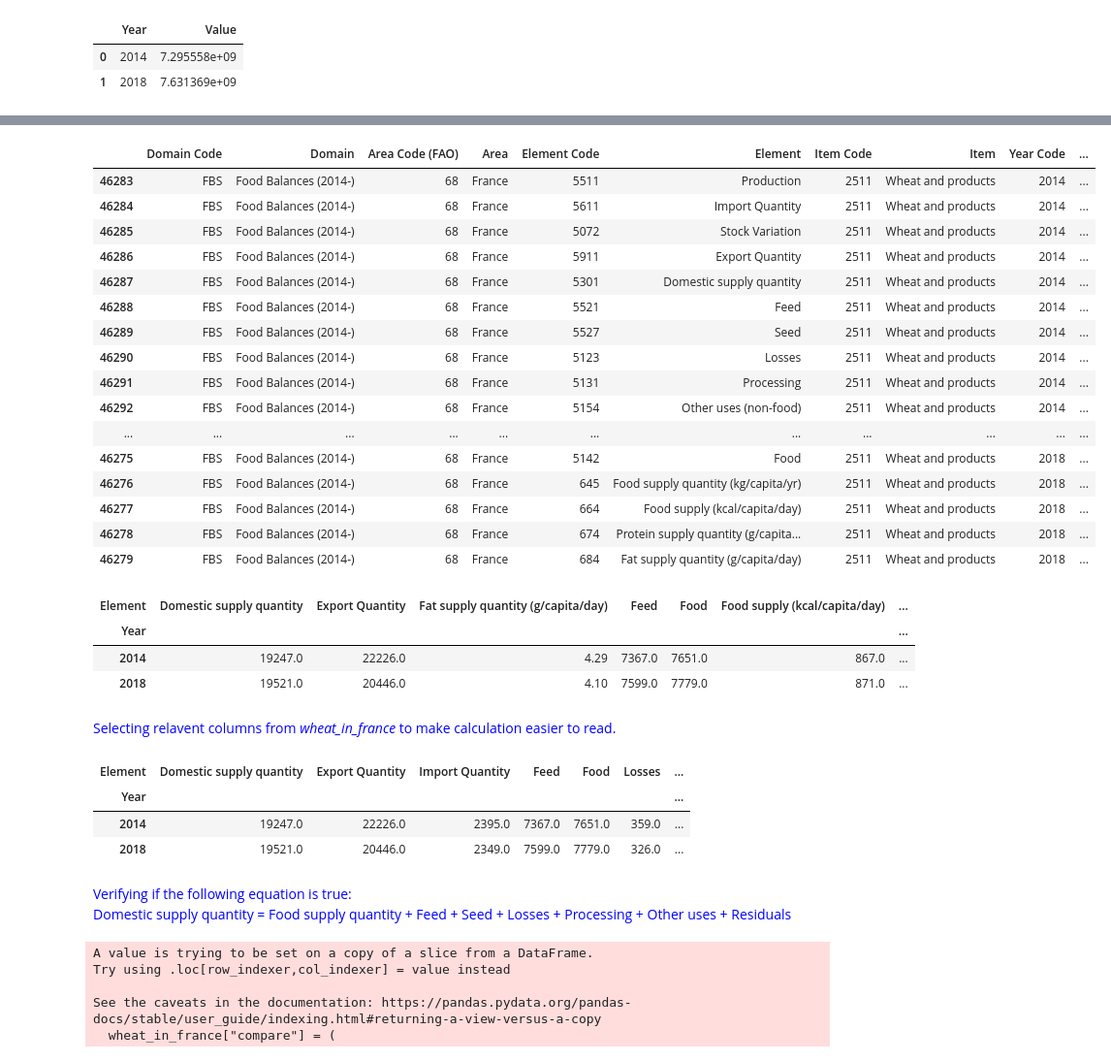
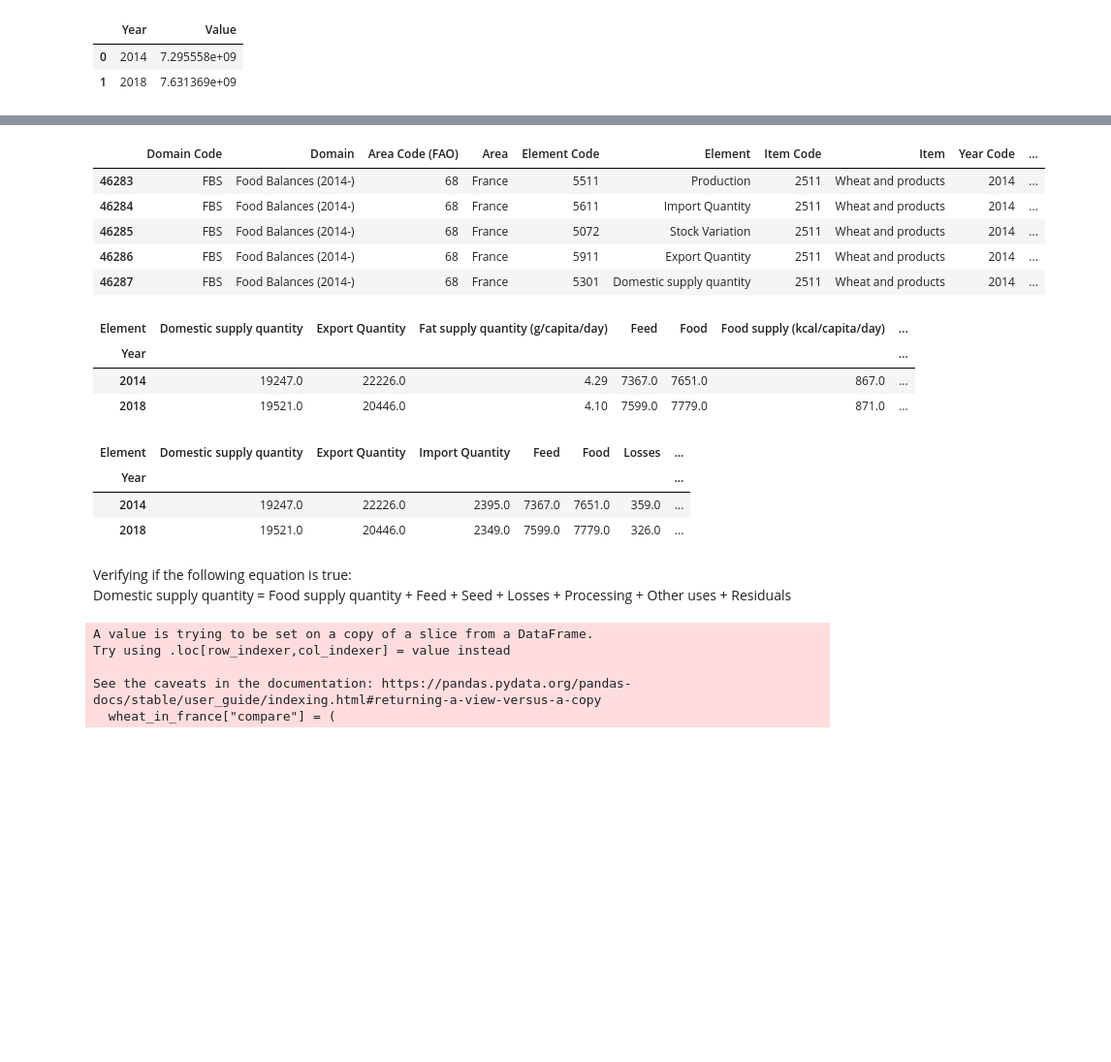
Before and after one commit to jzpatrao/food_export_analysis_clustering_fao_data, a Jupyter notebook: global_nutrition_analysis_with_fao_data.ipynb, the cells around one changed output, grey strips where cells are left out. Shown at 97% size. Cells and saved outputs as stored; diff of their text form; code cells hidden in the pictures; blank space fills up the shorter version.

```diff
--- a/global_nutrition_analysis_with_fao_data.ipynb
+++ b/global_nutrition_analysis_with_fao_data.ipynb
@@ -207,24 +194,13 @@ veg.head()
 # %%
 wheat_in_france = veg[(veg["Item Code"] == 2511) & (veg["Area"] == "France")]
-wheat_in_france
+wheat_in_france.head()
 # %% [output]
 |  | Domain Code | Domain | Area Code (FAO) | Area | Element Code | Element | Item Code | Item | Year Code | ... |
 | 46283 | FBS | Food Balances (2014-) | 68 | France | 5511 | Production | 2511 | Wheat and products | 2014 | ... |
 | 46284 | FBS | Food Balances (2014-) | 68 | France | 5611 | Import Quantity | 2511 | Wheat and products | 2014 | ... |
 | 46285 | FBS | Food Balances (2014-) | 68 | France | 5072 | Stock Variation | 2511 | Wheat and products | 2014 | ... |
 | 46286 | FBS | Food Balances (2014-) | 68 | France | 5911 | Export Quantity | 2511 | Wheat and products | 2014 | ... |
 | 46287 | FBS | Food Balances (2014-) | 68 | France | 5301 | Domestic supply quantity | 2511 | Wheat and products | 2014 | ... |
-| 46288 | FBS | Food Balances (2014-) | 68 | France | 5521 | Feed | 2511 | Wheat and products | 2014 | ... |
-| 46289 | FBS | Food Balances (2014-) | 68 | France | 5527 | Seed | 2511 | Wheat and products | 2014 | ... |
-| 46290 | FBS | Food Balances (2014-) | 68 | France | 5123 | Losses | 2511 | Wheat and products | 2014 | ... |
-| 46291 | FBS | Food Balances (2014-) | 68 | France | 5131 | Processing | 2511 | Wheat and products | 2014 | ... |
-| 46292 | FBS | Food Balances (2014-) | 68 | France | 5154 | Other uses (non-food) | 2511 | Wheat and products | 2014 | ... |
-| ... | ... | ... | ... | ... | ... | ... | ... | ... | ... | ... |
-| 46275 | FBS | Food Balances (2014-) | 68 | France | 5142 | Food | 2511 | Wheat and products | 2018 | ... |
-| 46276 | FBS | Food Balances (2014-) | 68 | France | 645 | Food supply quantity (kg/capita/yr) | 2511 | Wheat and products | 2018 | ... |
-| 46277 | FBS | Food Balances (2014-) | 68 | France | 664 | Food supply (kcal/capita/day) | 2511 | Wheat and products | 2018 | ... |
-| 46278 | FBS | Food Balances (2014-) | 68 | France | 674 | Protein supply quantity (g/capita... | 2511 | Wheat and products | 2018 | ... |
-| 46279 | FBS | Food Balances (2014-) | 68 | France | 684 | Fat supply quantity (g/capita/day) | 2511 | Wheat and products | 2018 | ... |
 # %%
 wheat_in_france = wheat_in_france.pivot_table(
     index=("Year"), columns="Element", values="Value", aggfunc="sum"
@@ -235,6 +211,4 @@ wheat_in_france
 | Year |  |  |  |  |  |  | ... |
 | 2014 | 19247.0 | 22226.0 | 4.29 | 7367.0 | 7651.0 | 867.0 | ... |
 | 2018 | 19521.0 | 20446.0 | 4.10 | 7599.0 | 7779.0 | 871.0 | ... |
-# %% [markdown]
-<font color='blue'>Selecting relavent columns from *wheat_in_france* to make calculation easier to read. </font>
 # %%
@@ -261,8 +236,8 @@ wheat_in_france
 | 2014 | 19247.0 | 22226.0 | 2395.0 | 7367.0 | 7651.0 | 359.0 | ... |
 | 2018 | 19521.0 | 20446.0 | 2349.0 | 7599.0 | 7779.0 | 326.0 | ... |
 # %% [markdown]
-<font color='blue'>Verifying if the following equation is true:<br>
-Domestic supply quantity = Food supply quantity + Feed + Seed + Losses + Processing + Other uses + Residuals</font>
+Verifying if the following equation is true:<br>
+Domestic supply quantity = Food supply quantity + Feed + Seed + Losses + Processing + Other uses + Residuals
 # %%
 wheat_in_france["compare"] = (
     wheat_in_france["Food"]
```
Also changed, not shown: parts of 291 cells of this notebook.
